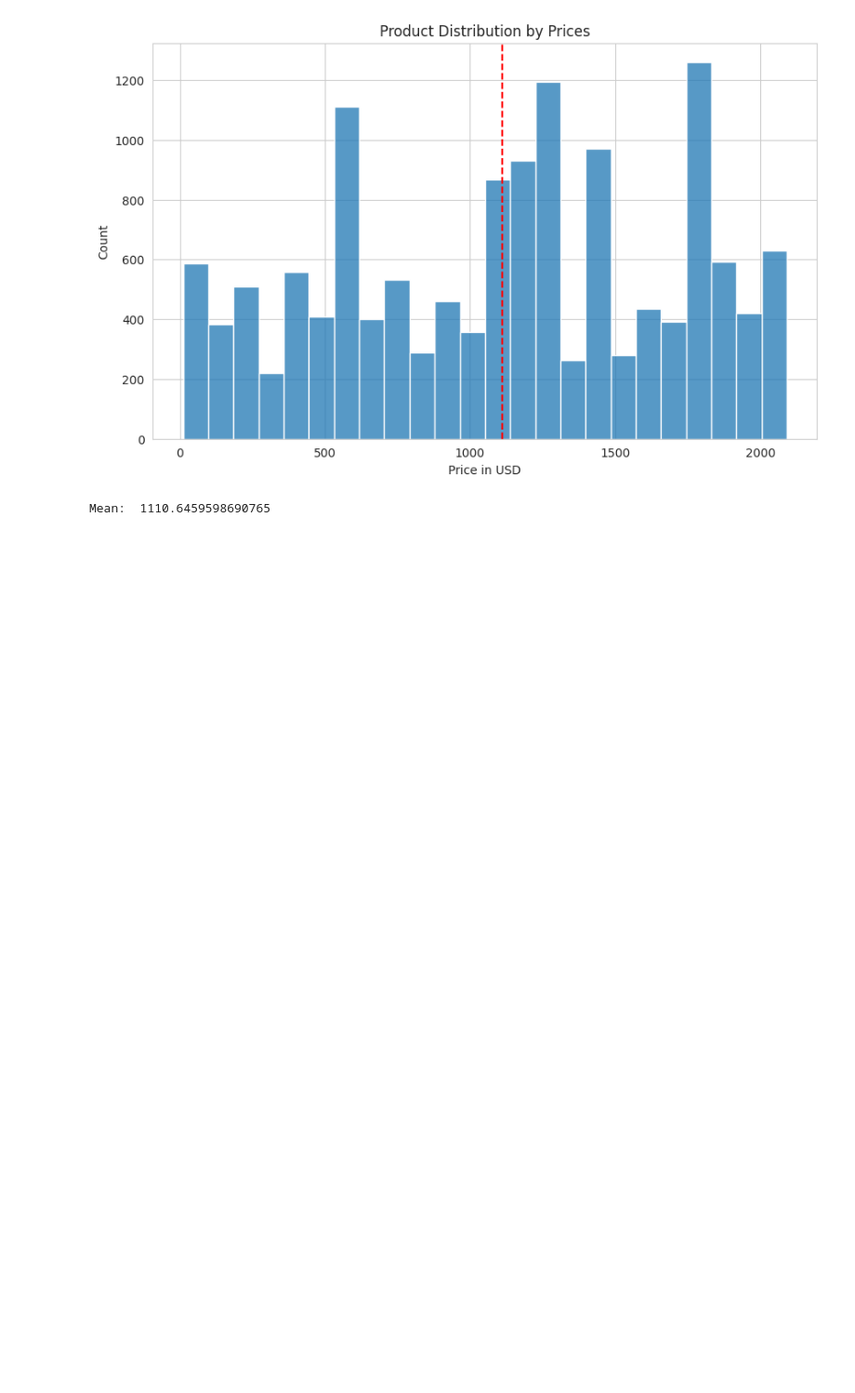
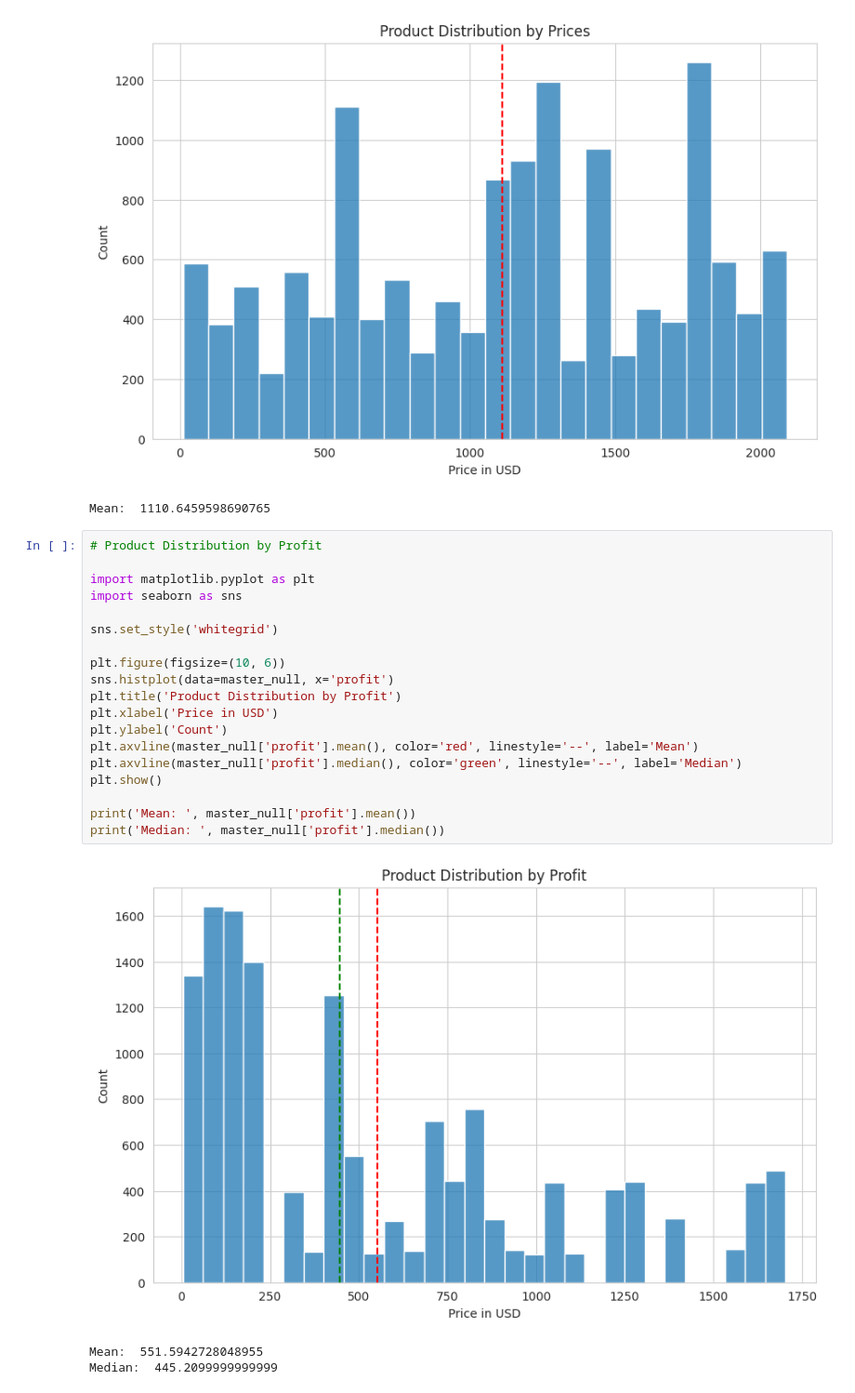
Before and after one commit to notcostheta/internship-speedrun, a Jupyter notebook: kpmg/task2.ipynb, the cells around one changed output. Shown at 93% size. Drawn from its saved outputs; the diff is of its cells as text; blank space fills up the shorter version.

```diff
--- a/kpmg/task2.ipynb
+++ b/kpmg/task2.ipynb
@@ -513,3 +537,26 @@ print('Mean: ', master_null['list_price'].mean())
 # %% [output]
 [figure]
 Mean:  1110.6459598690765
+# %%
+# Product Distribution by Profit
+
+import matplotlib.pyplot as plt
+import seaborn as sns
+
+sns.set_style('whitegrid')
+
+plt.figure(figsize=(10, 6))
+sns.histplot(data=master_null, x='profit')
+plt.title('Product Distribution by Profit')
+plt.xlabel('Price in USD')
+plt.ylabel('Count')
+plt.axvline(master_null['profit'].mean(), color='red', linestyle='--', label='Mean')
+plt.axvline(master_null['profit'].median(), color='green', linestyle='--', label='Median')
+plt.show()
+
+print('Mean: ', master_null['profit'].mean())
+print('Median: ', master_null['profit'].median())
+# %% [output]
+[figure, added]
+Mean:  551.5942728048955
+Median:  445.2099999999999
```
Also changed, not shown: parts of 8 cells of this notebook, 1 other file.
